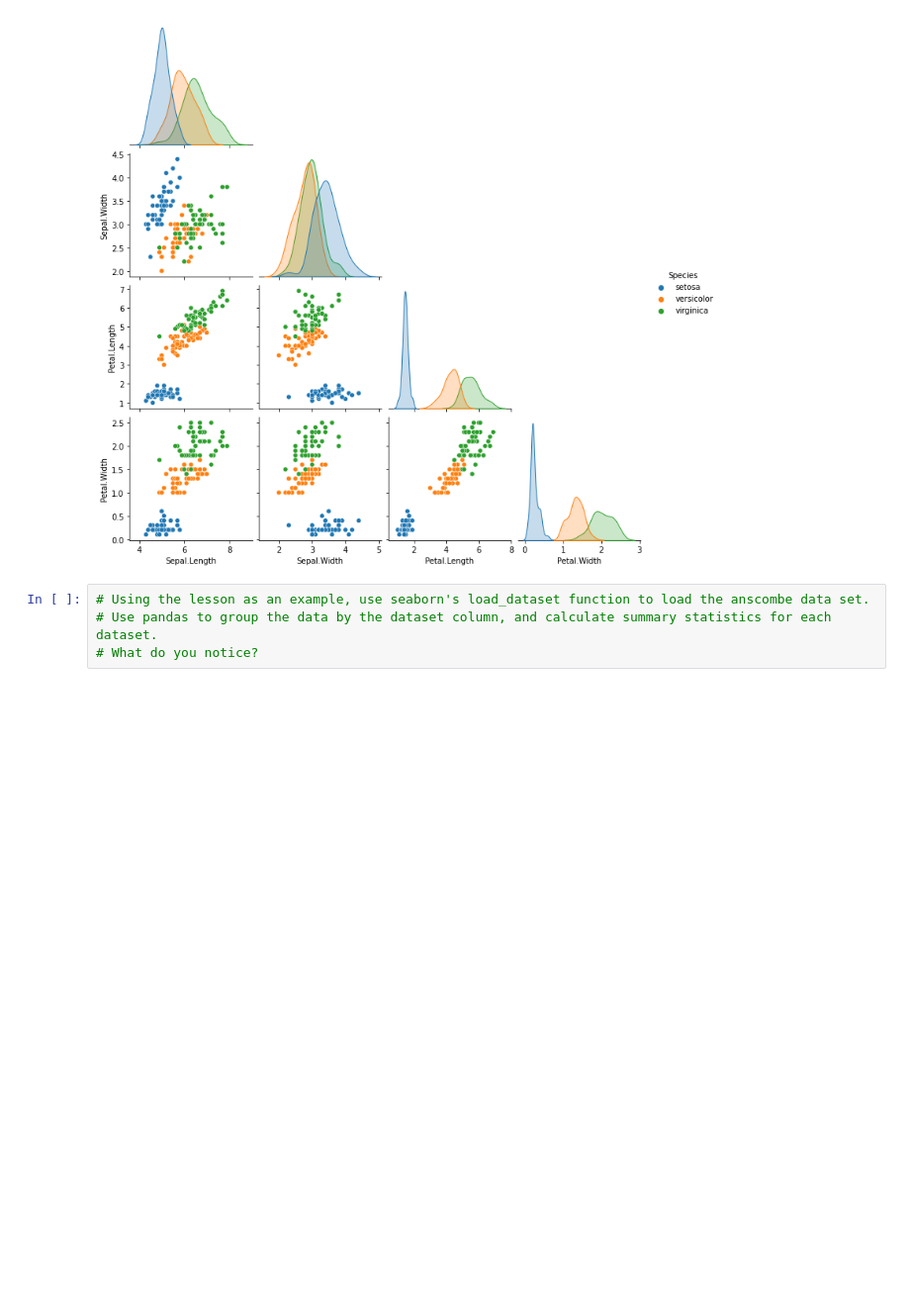
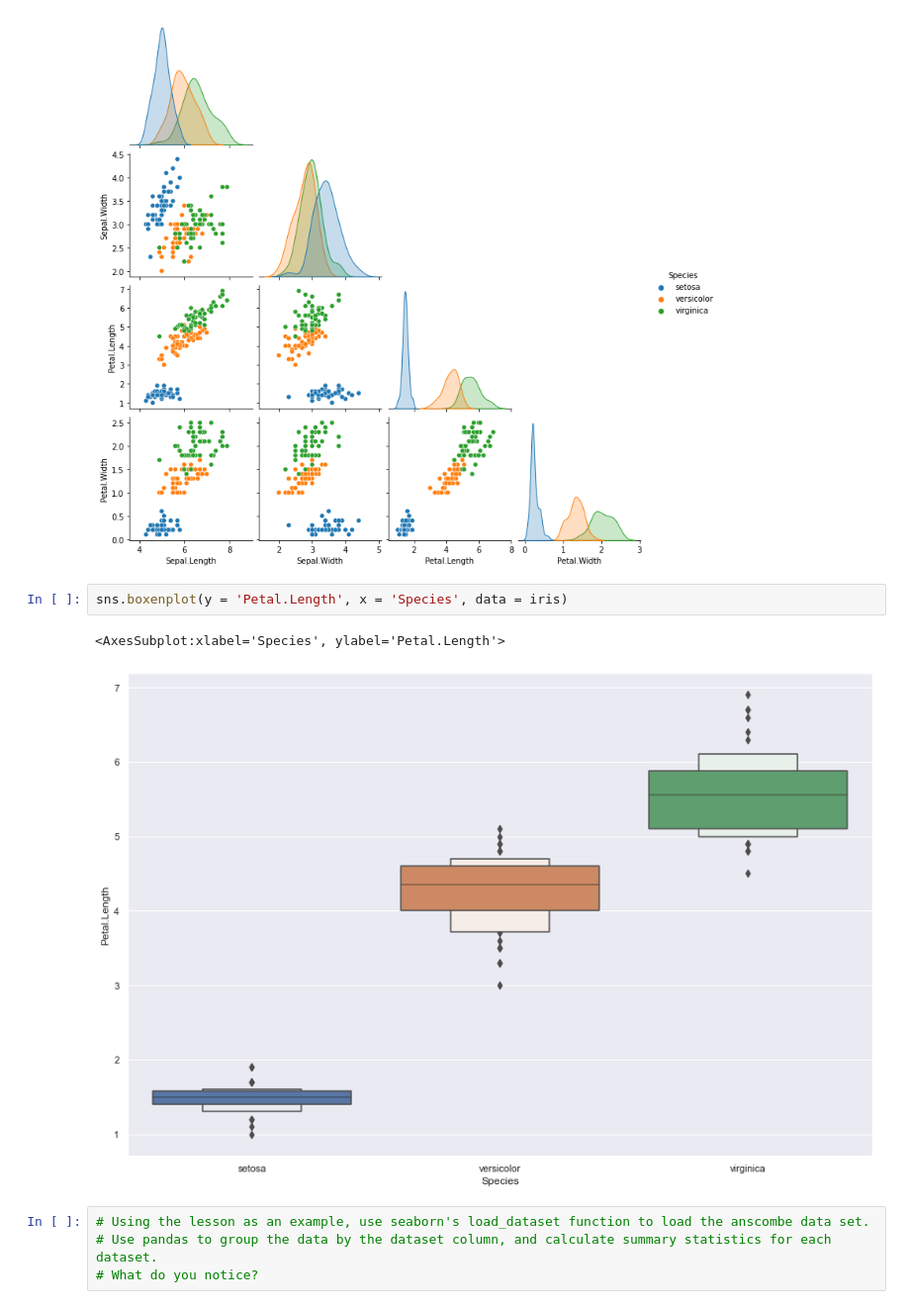
Before and after one commit to PGuajardo/numpy-pandas-visualization-exercises, a Jupyter notebook: seaborn_exercises.ipynb, the cells around one changed output. Shown at 99% size. Saved outputs shown, nothing was run; the diff lists cells and outputs as text; blank space fills up the shorter version.

```diff
--- a/seaborn_exercises.ipynb
+++ b/seaborn_exercises.ipynb
@@ -76,6 +83,11 @@ sns.pairplot(data = iris, corner = True, hue = 'Species')
 # %% [output]
 <seaborn.axisgrid.PairGrid at 0x...>
 [figure]
+# %%
+sns.boxenplot(y = 'Petal.Length', x = 'Species', data = iris)
+# %% [output]
+<AxesSubplot:xlabel='Species', ylabel='Petal.Length'>
+[figure, added]
 # %%
 # Using the lesson as an example, use seaborn's load_dataset function to load the anscombe data set.
 # Use pandas to group the data by the dataset column, and calculate summary statistics for each dataset.
```
Also changed, not shown: parts of 14 cells of this notebook, 2 other files.
